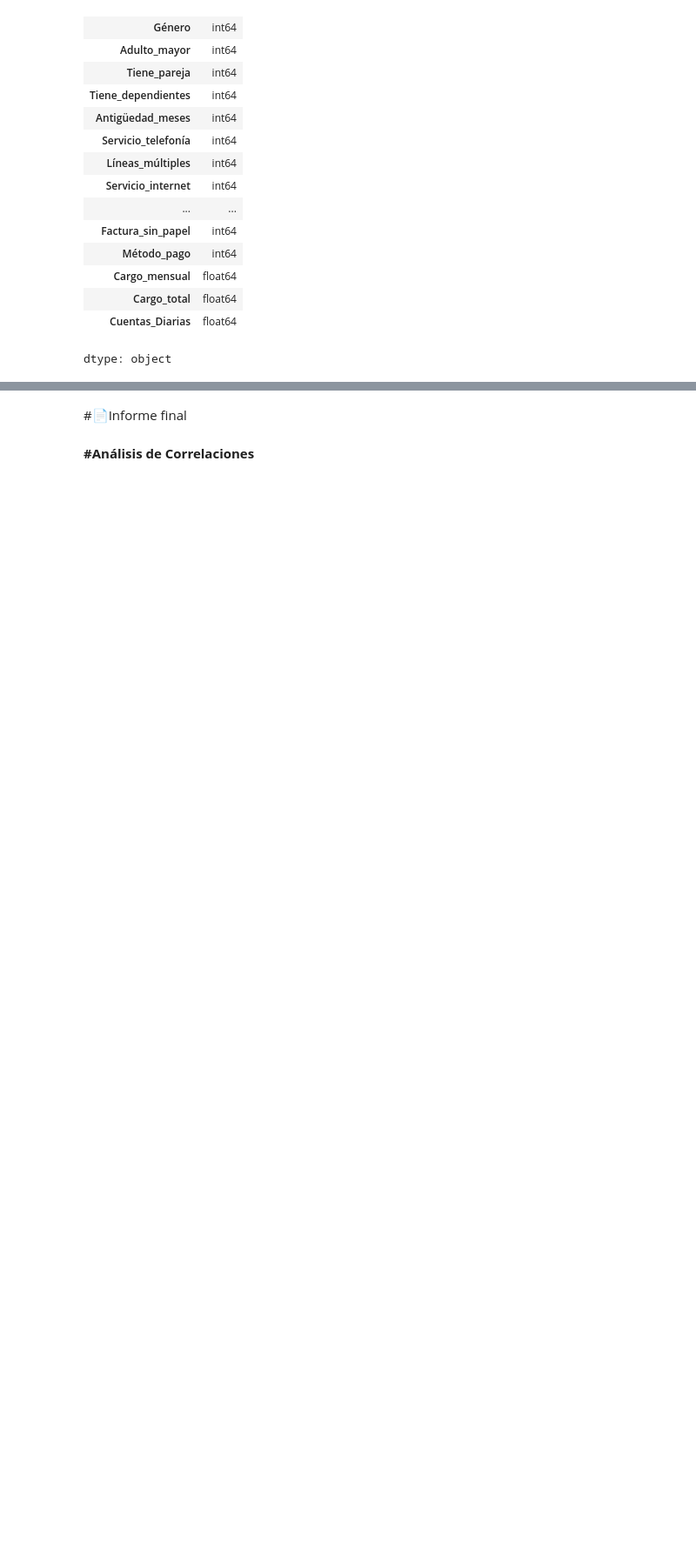
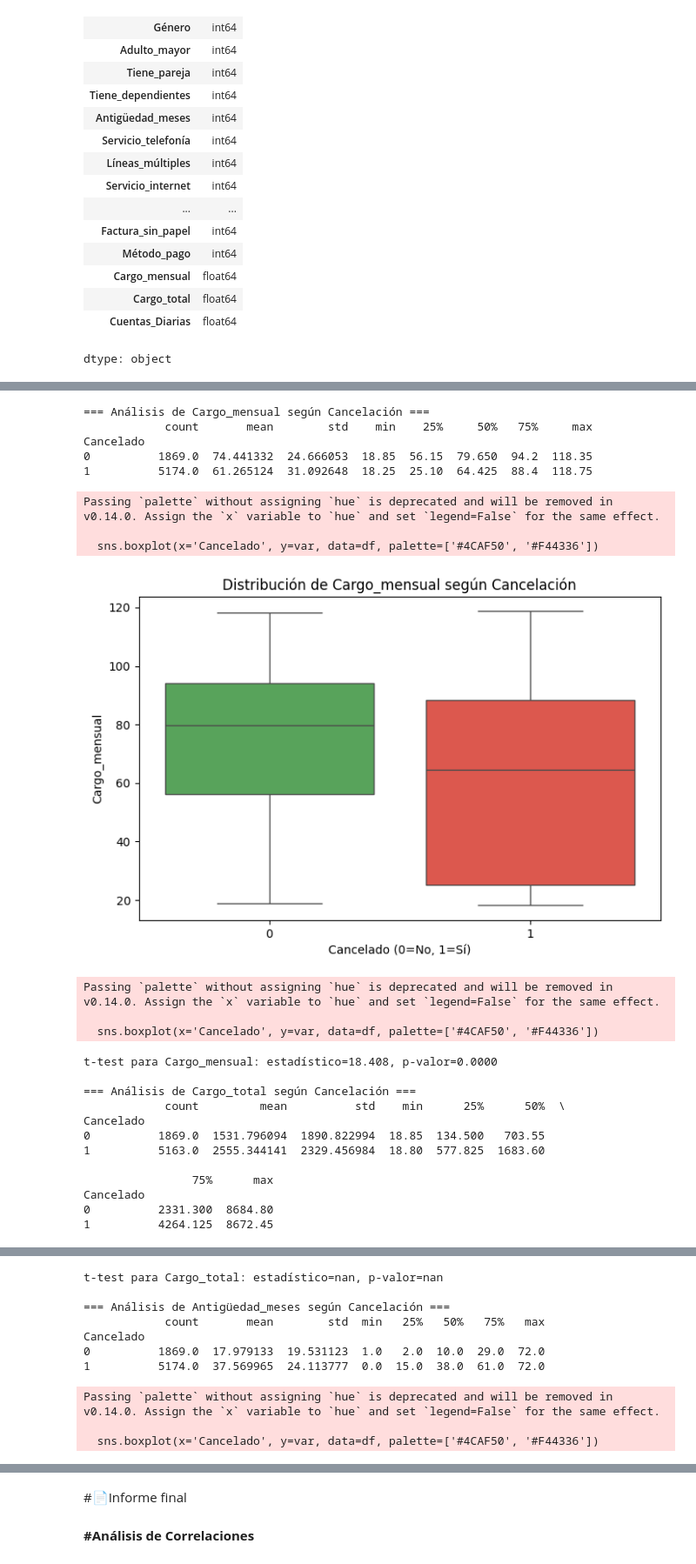
Before and after one commit to AngelTroncoso/TelecomX_LATAM, a Jupyter notebook: TelecomX_LATAM.ipynb, the cells around one changed output, grey strips where cells are left out. Shown at 87% size. Cells and saved outputs as stored; diff of their text form; code cells hidden in the pictures; blank space fills up the shorter version.

```diff
--- a/TelecomX_LATAM.ipynb
+++ b/TelecomX_LATAM.ipynb
@@ -395,0 +553,54 @@ dtype: object
+# %%
+import scipy.stats as stats
+
+# Variables numéricas relevantes
+numerical_vars = ['Cargo_mensual', 'Cargo_total', 'Antigüedad_meses', 'Cuentas_Diarias']
+
+for var in numerical_vars:
+    print(f"\n=== Análisis de {var} según Cancelación ===")
+
+    # Estadísticas descriptivas por grupo Cancelado
+    desc_stats = df.groupby('Cancelado')[var].describe()
+    print(desc_stats)
+
+    # Visualización Boxplot
+    plt.figure(figsize=(8,5))
+    sns.boxplot(x='Cancelado', y=var, data=df, palette=['#4CAF50', '#F44336'])
+    plt.title(f'Distribución de {var} según Cancelación')
+    plt.xlabel('Cancelado (0=No, 1=Sí)')
+    plt.ylabel(var)
+    plt.show()
+
+    # Test estadístico (t-test de muestras independientes)
+    grupo0 = df[df['Cancelado'] == 0][var]
+    grupo1 = df[df['Cancelado'] == 1][var]
+
+    # Si sospechas que no son normales, cambia a stats.mannwhitneyu()
+    t_stat, p_val = stats.ttest_ind(grupo0, grupo1, equal_var=False)
+
+    print(f"t-test para {var}: estadístico={t_stat:.3f}, p-valor={p_val:.4f}")
+# %% [output]
+=== Análisis de Cargo_mensual según Cancelación ===
+            count       mean        std    min    25%     50%   75%     max
+Cancelado
+0          1869.0  74.441332  24.666053  18.85  56.15  79.650  94.2  118.35
+1          5174.0  61.265124  31.092648  18.25  25.10  64.425  88.4  118.75
+Passing `palette` without assigning `hue` is deprecated and will be removed in v0.14.0. Assign the `x` variable to `hue` and set `legend=False` for the same effect.
+
+  sns.boxplot(x='Cancelado', y=var, data=df, palette=['#4CAF50', '#F44336'])
+[figure, added]
+Passing `palette` without assigning `hue` is deprecated and will be removed in v0.14.0. Assign the `x` variable to `hue` and set `legend=False` for the same effect.
+
+  sns.boxplot(x='Cancelado', y=var, data=df, palette=['#4CAF50', '#F44336'])
+t-test para Cargo_mensual: estadístico=18.408, p-valor=0.0000
+
+=== Análisis de Cargo_total según Cancelación ===
+            count         mean          std    min      25%      50%  \
+Cancelado
+0          1869.0  1531.796094  1890.822994  18.85  134.500   703.55
+1          5163.0  2555.344141  2329.456984  18.80  577.825  1683.60
+
+                75%      max
+Cancelado
+0          2331.300  8684.80
+1          4264.125  8672.45
@@ -395,0 +608,10 @@ dtype: object
+t-test para Cargo_total: estadístico=nan, p-valor=nan
+
+=== Análisis de Antigüedad_meses según Cancelación ===
+            count       mean        std  min   25%   50%   75%   max
+Cancelado
+0          1869.0  17.979133  19.531123  1.0   2.0  10.0  29.0  72.0
+1          5174.0  37.569965  24.113777  0.0  15.0  38.0  61.0  72.0
+Passing `palette` without assigning `hue` is deprecated and will be removed in v0.14.0. Assign the `x` variable to `hue` and set `legend=False` for the same effect.
+
+  sns.boxplot(x='Cancelado', y=var, data=df, palette=['#4CAF50', '#F44336'])
```
Also changed, not shown: parts of 7 cells of this notebook.
